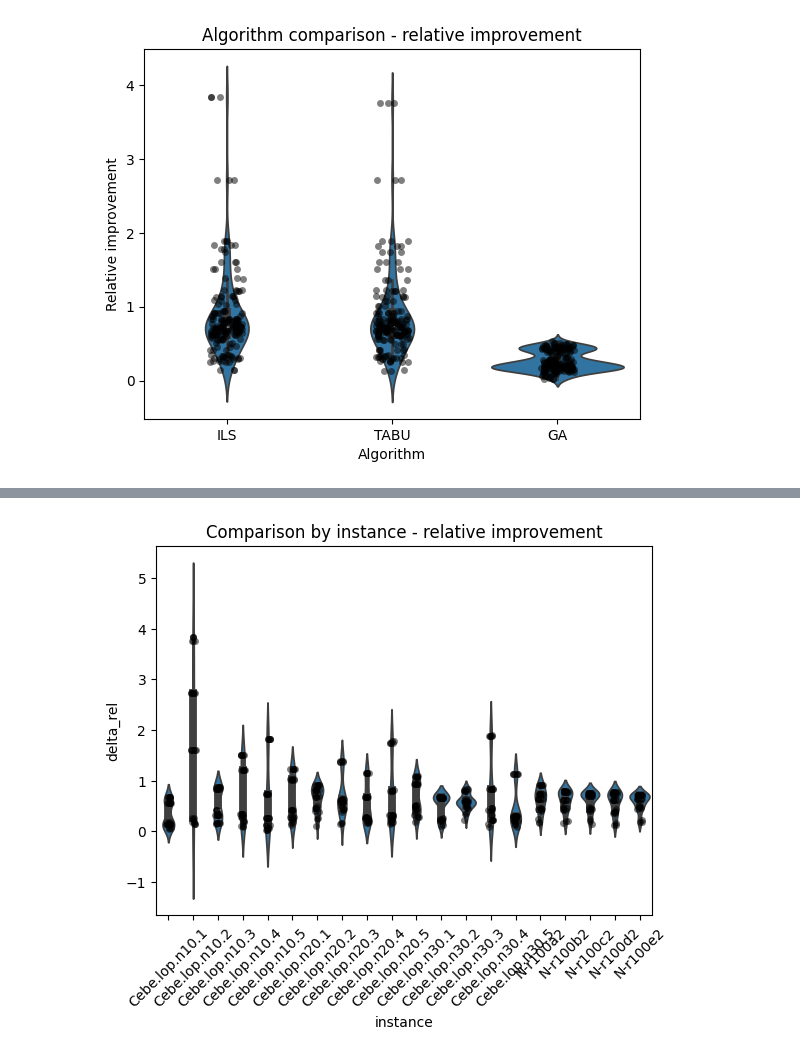
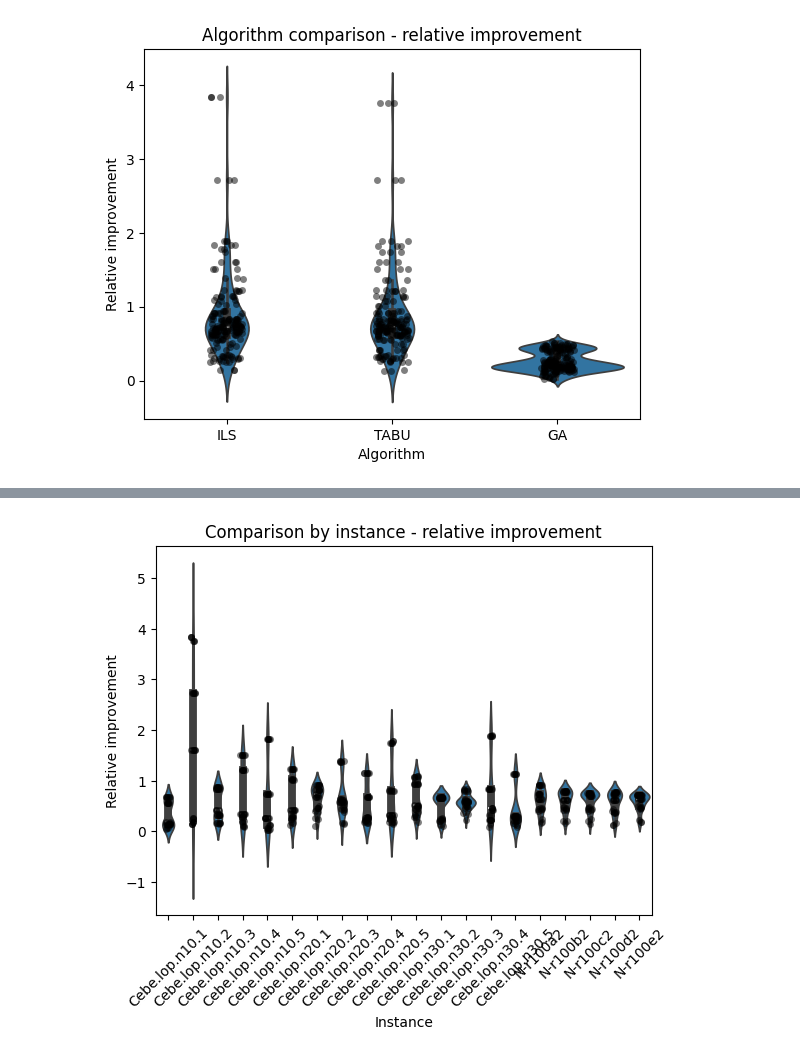
Before and after one commit to anderberru/Search-heuristics---LOP, a Jupyter notebook: comparison.ipynb, the cells around one changed output, grey strips where cells are left out. Cells and saved outputs as stored; diff of their text form; code cells hidden in the pictures.

```diff
--- a/comparison.ipynb
+++ b/comparison.ipynb
@@ -83,22 +87,24 @@ plt.show()
 # %%
 plt.figure()
 
 sns.violinplot(
     data=df,
     x="instance",
     y="delta_rel"
 )
 
 sns.stripplot(
     data=df,
     x="instance",
     y="delta_rel",
     color="black",
     alpha=0.5
 )
 
 plt.xticks(rotation=45)
 plt.title("Comparison by instance - relative improvement")
+plt.ylabel("Relative improvement")
+plt.xlabel("Instance")
 plt.show()
 # %% [output]
-[figure, old version]
+[figure, new version]
```
Also changed, not shown: parts of 2 cells of this notebook.
